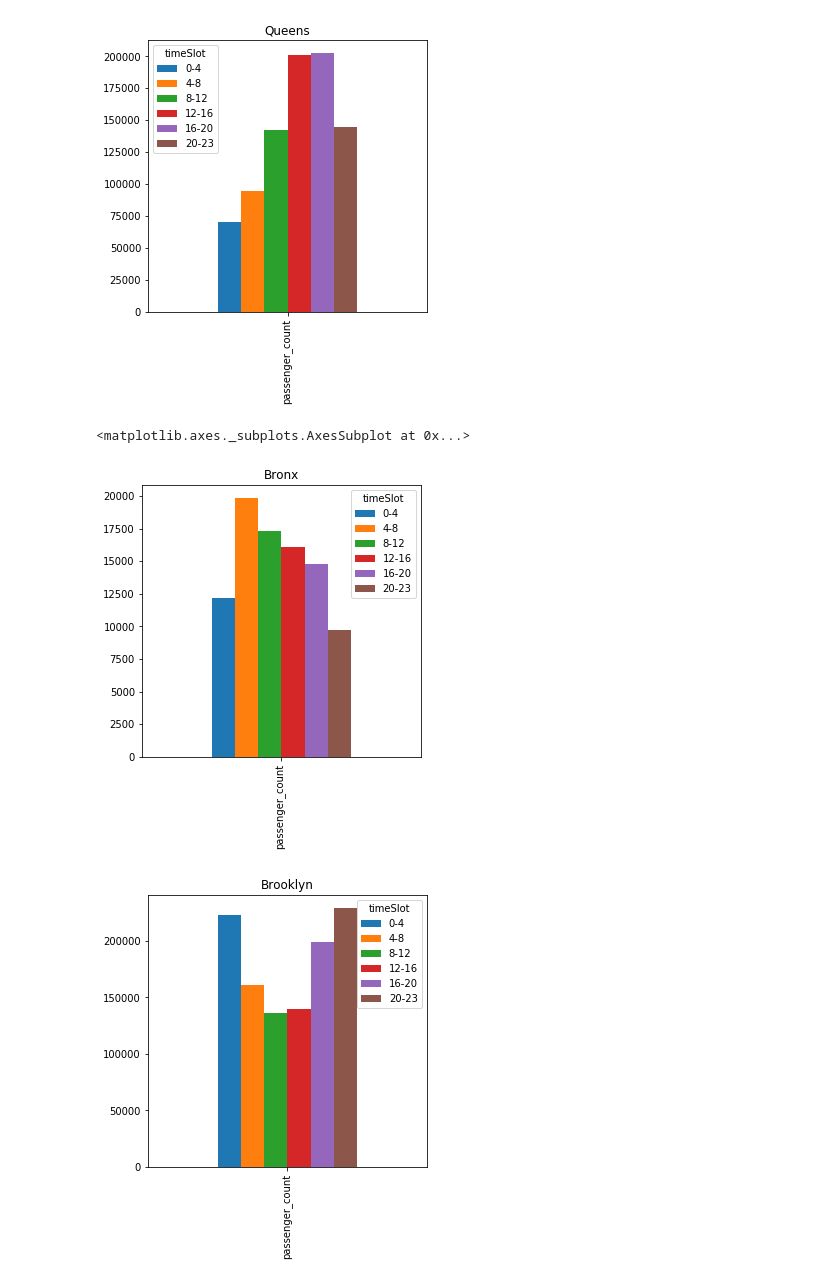
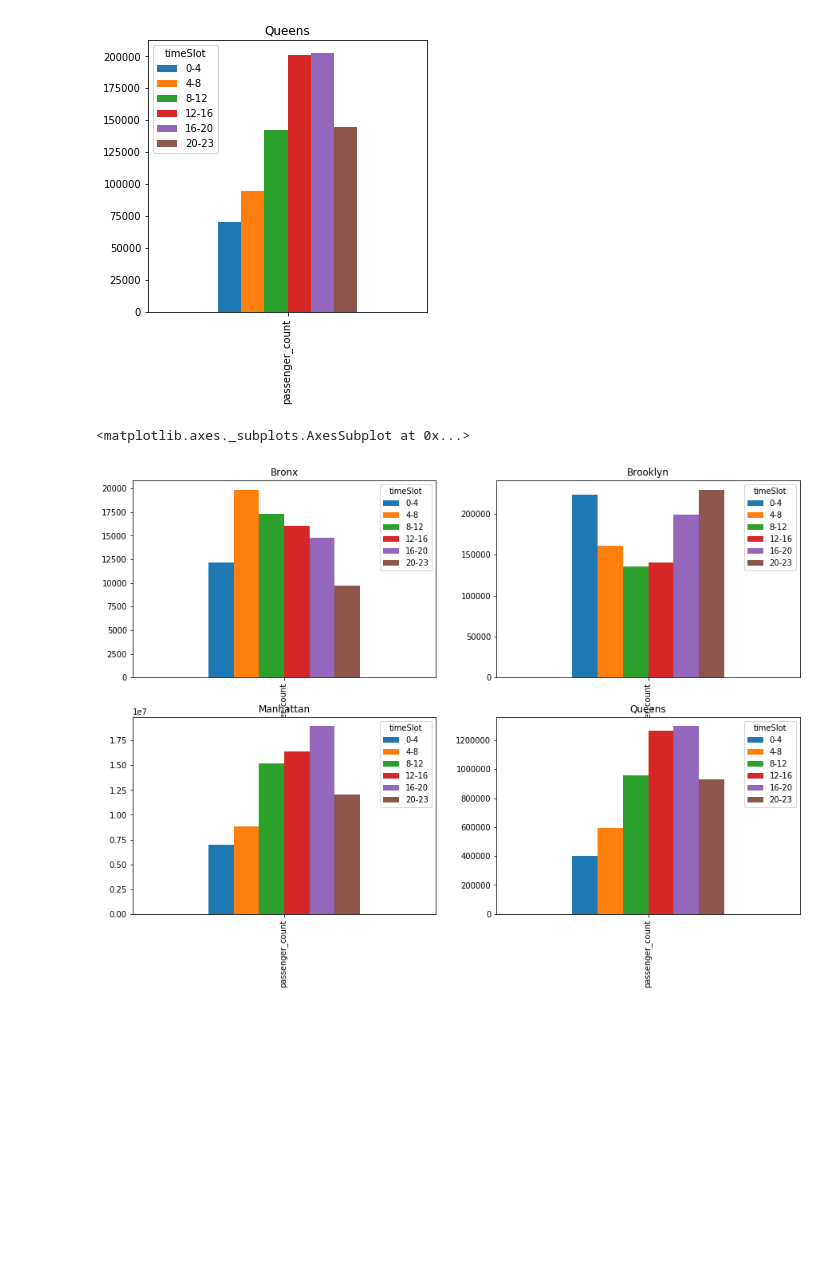
Before and after one commit to EgonFerri/ADM-HM2, a Jupyter notebook: HMW2_OFFICIALFILE.ipynb, the cells around one changed output. Saved outputs shown, nothing was run; the diff lists cells and outputs as text; code cells hidden in the pictures; blank space fills up the shorter version.

```diff
--- a/HMW2_OFFICIALFILE.ipynb
+++ b/HMW2_OFFICIALFILE.ipynb
@@ -1416,11 +1422,14 @@ for i in range(2,7):
     s+= result.groupby(['Borough','timeSlot']).sum()
 # %%
 trasp=s.T
-trasp.Bronx.plot.bar(title= 'Bronx',figsize=(5,5))
-trasp.Brooklyn.plot.bar(title= 'Brooklyn',figsize=(5,5))
-trasp.Manhattan.plot.bar(title= 'Manhattan',figsize=(5,5))
-trasp.Queens.plot.bar(title= 'Queens',figsize=(5,5))
+fig, axes = plt.subplots(nrows=2, ncols=2)
+trasp.Bronx.plot.bar(title= 'Bronx',figsize=(15,10),ax=axes[0,0])
+
+trasp.Brooklyn.plot.bar(title= 'Brooklyn',figsize=(15,10),ax=axes[0,1])
+
+trasp.Manhattan.plot.bar(title= 'Manhattan',figsize=(15,10),ax=axes[1,0])
+
+trasp.Queens.plot.bar(title= 'Queens',figsize=(15,10),ax=axes[1,1])
 # %% [output]
 <matplotlib.axes._subplots.AxesSubplot at 0x...>
-[figure, old version]
+[figure, new version]
-[figure, removed]
```
Also changed, not shown: parts of 2 cells of this notebook.
